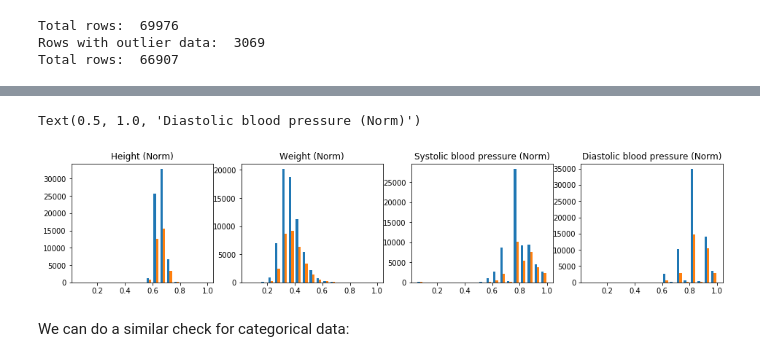
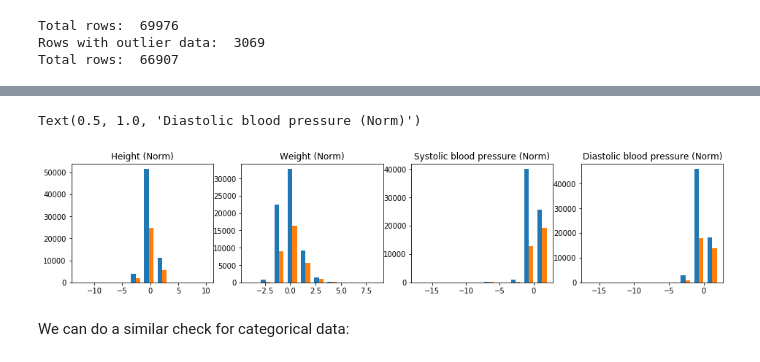
Before and after one commit to bellyn/heart_disease_prediction, a Jupyter notebook: Predicting Cardiovascular Disease.ipynb, the cells around one changed output, grey strips where cells are left out. Cells and saved outputs as stored; diff of their text form; code cells hidden in the pictures.

```diff
--- a/Predicting Cardiovascular Disease.ipynb
+++ b/Predicting Cardiovascular Disease.ipynb
@@ -93,7 +93,9 @@ numerical_columns = ['age', 'height', 'weight', 'ap_hi', 'ap_lo']
 
 # scale each column accordingly
 for var_col in numerical_columns:
-    df[var_col + '_norm'] = df[var_col]/max(df[var_col])
+    mean = np.mean(df[var_col])
+    std = df[var_col].std()
+    df[var_col + '_std'] = (df[var_col]-mean)/std
 
 df
 # %% [output]
@@ -115,19 +117,18 @@ We can see how the normalized columns compare to the original columns.
 # %%
 has_disease = df.loc[df["cardio"]==1]
 
-age_target_norm = has_disease["age_norm"]
-age_df_norm = df["age_norm"]
-bins1 = [(x+1)/20 for x in range(20)]
+age_target_norm = has_disease["age_std"]
+age_df_norm = df["age_std"]
 
 age_target = has_disease["age"]/365
 age_df = df["age"]/365
 bins2 = [x for x in range(1,100,5)]
 
-f, (ax1, ax2) = plt.subplots(1, 2, sharey=True, figsize=(10, 3))
+f, (ax1, ax2) = plt.subplots(1, 2, figsize=(10, 3))
 
-ax1.hist([age_df_norm, age_target_norm.values], bins=bins1, rwidth=0.7)
-ax1.set_title('Age (Norm.)')
-ax2.hist([age_df, age_target.values], bins=bins2, rwidth=0.7)
+ax1.hist([age_df_norm, age_target_norm.values], rwidth=0.7)
+ax1.set_title('Age (Std.)')
+ax2.hist([age_df, age_target.values], rwidth=0.7)
 ax2.set_title('Age (Years)')
 # %% [output]
 Text(0.5, 1.0, 'Age (Years)')
@@ -137,10 +138,9 @@ In the normalized dataset, the distribution is more spread out and we can easily
 # %%
-df["age_bins"] = pd.cut(df['age_norm'], bins=bins1)
+df["age_bins"] = pd.cut(df['age'], bins=bins1)
 
 # Proportion of dataset having cardiovascular disease, by age
 prop_age_target = pd.DataFrame(df.groupby(["age_bins","cardio"])["cardio"].count().unstack().reset_index())
 prop_age_target["Proportion"] = prop_age_target[1]/(prop_age_target[0] + prop_age_target[1])
-prop_age_target.tail(10)
 
 prop_age_target
 # %% [output]
@@ -236,6 +236,9 @@ Rows with outlier data:  3069
 Total rows:  66907
 # %%
 for var_col in ["ap_lo","ap_hi"]:
-    df[var_col + '_norm'] = df[var_col]/max(df[var_col])
-    print(max(df[var_col]))
+    mean = np.mean(df[var_col])
+    std = df[var_col].std()
+    df[var_col + '_std'] = (df[var_col]-mean)/std
+
+df
 # %% [output]
@@ -244,19 +258,19 @@ for var_col in ["ap_lo","ap_hi"]:
 # %%
 has_disease = df.loc[df["cardio"]==1]
 
 f, (ax1, ax2, ax3, ax4) = plt.subplots(1, 4, figsize=(16, 3))
 
-ax1.hist([df["height_norm"], has_disease["height_norm"].values], bins=bins1, rwidth=0.7)
+ax1.hist([df["height_std"], has_disease["height_std"].values], rwidth=0.7)
 ax1.set_title('Height (Norm)')
-ax2.hist([df["weight_norm"], has_disease["weight_norm"].values], bins=bins1, rwidth=0.7)
+ax2.hist([df["weight_std"], has_disease["weight_std"].values],  rwidth=0.7)
 ax2.set_title('Weight (Norm)')
-ax3.hist([df["ap_hi_norm"], has_disease["ap_hi_norm"].values], bins=bins1, rwidth=0.7)
+ax3.hist([df["ap_hi_std"], has_disease["ap_hi_std"].values], rwidth=0.7)
 ax3.set_title('Systolic blood pressure (Norm)')
-ax4.hist([df["ap_lo_norm"],has_disease["ap_lo_norm"].values], bins=bins1, rwidth=0.7)
+ax4.hist([df["ap_lo_std"],has_disease["ap_lo_std"].values], rwidth=0.7)
 ax4.set_title('Diastolic blood pressure (Norm)')
 # %% [output]
 Text(0.5, 1.0, 'Diastolic blood pressure (Norm)')
-[figure, old version]
+[figure, new version]
 # %% [markdown]
 We can do a similar check for categorical data:
 # %%
```
Also changed, not shown: parts of 22 cells of this notebook.
